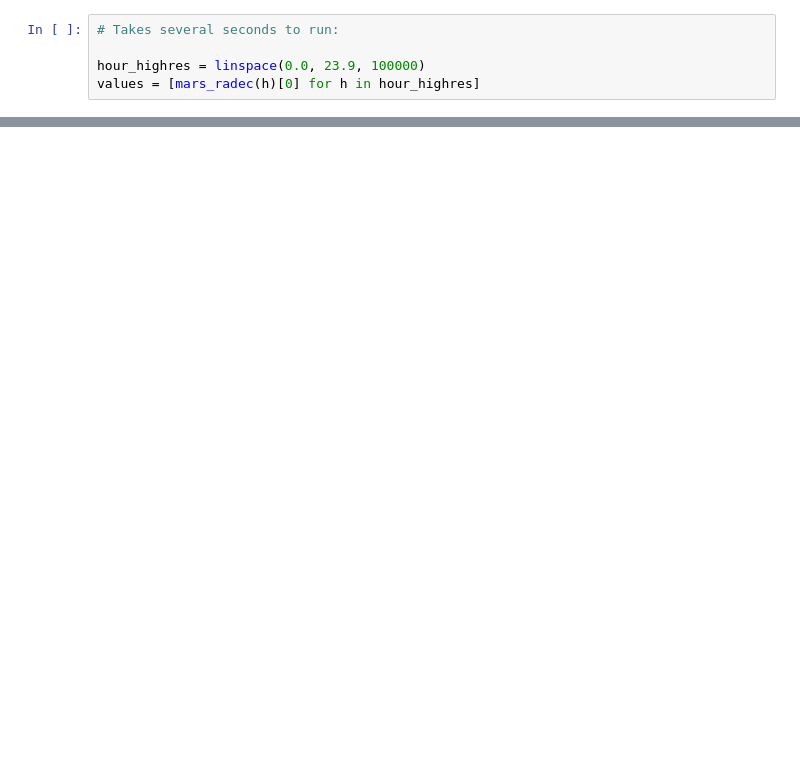
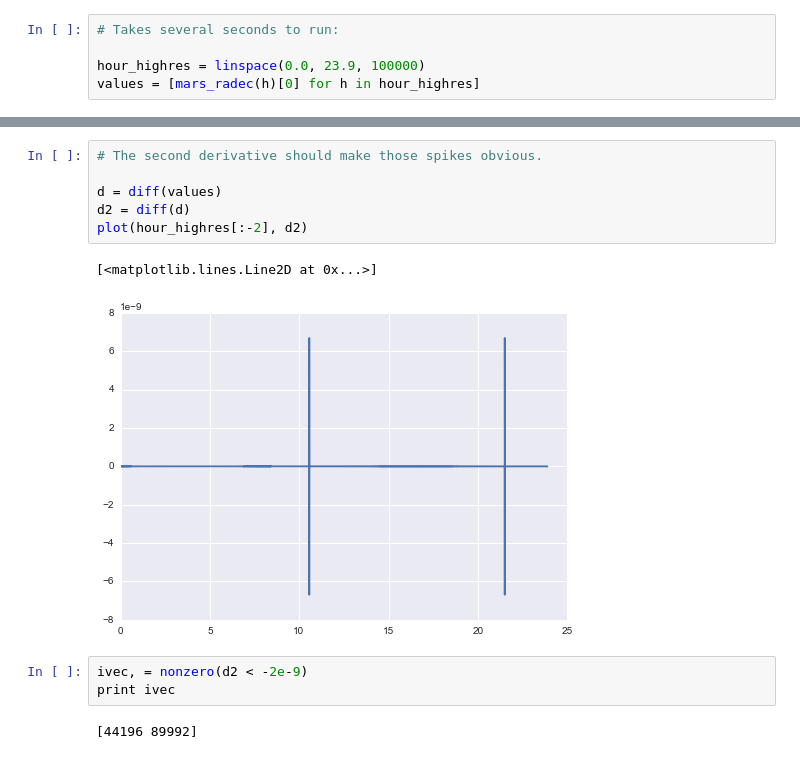
Before and after one commit to skyfielders/astronomy-notebooks, a Jupyter notebook: Skyfield-Notes/Fixing-earth-deflection.ipynb, the cells around one changed output, grey strips where cells are left out. Drawn from its saved outputs; the diff is of its cells as text; blank space fills up the shorter version.

```diff
--- a/Skyfield-Notes/Fixing-earth-deflection.ipynb
+++ b/Skyfield-Notes/Fixing-earth-deflection.ipynb
@@ -142,0 +162,14 @@ Remaining mystery: why is the discontinuity not negative when crossing one limb
+# %%
+# The second derivative should make those spikes obvious.
+
+d = diff(values)
+d2 = diff(d)
+plot(hour_highres[:-2], d2)
+# %% [output]
+[<matplotlib.lines.Line2D at 0x...>]
+[figure, added]
+# %%
+ivec, = nonzero(d2 < -2e-9)
+print ivec
+# %% [output]
+[44196 89992]
```
Also changed, not shown: parts of 21 cells of this notebook.
